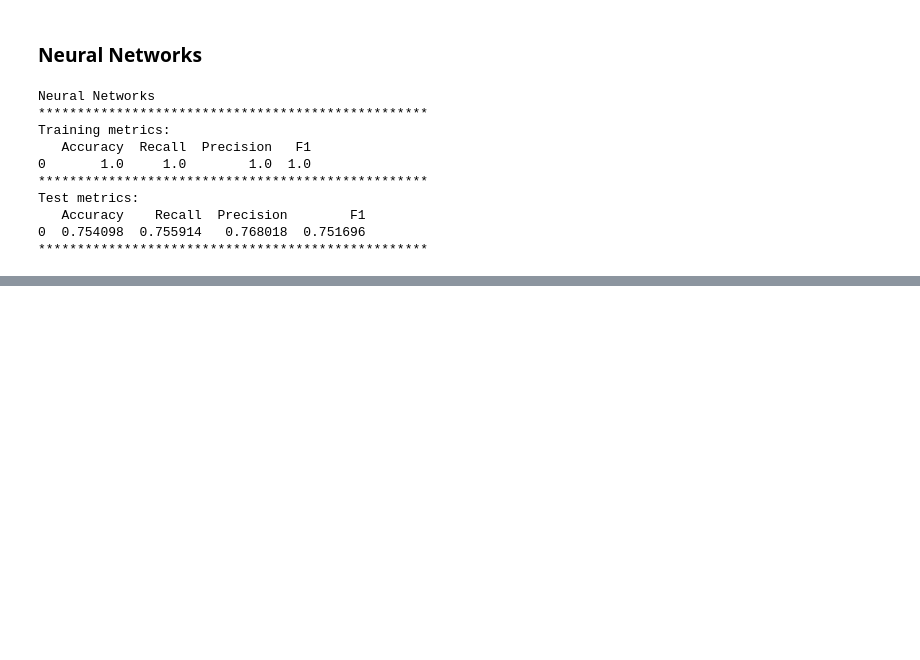
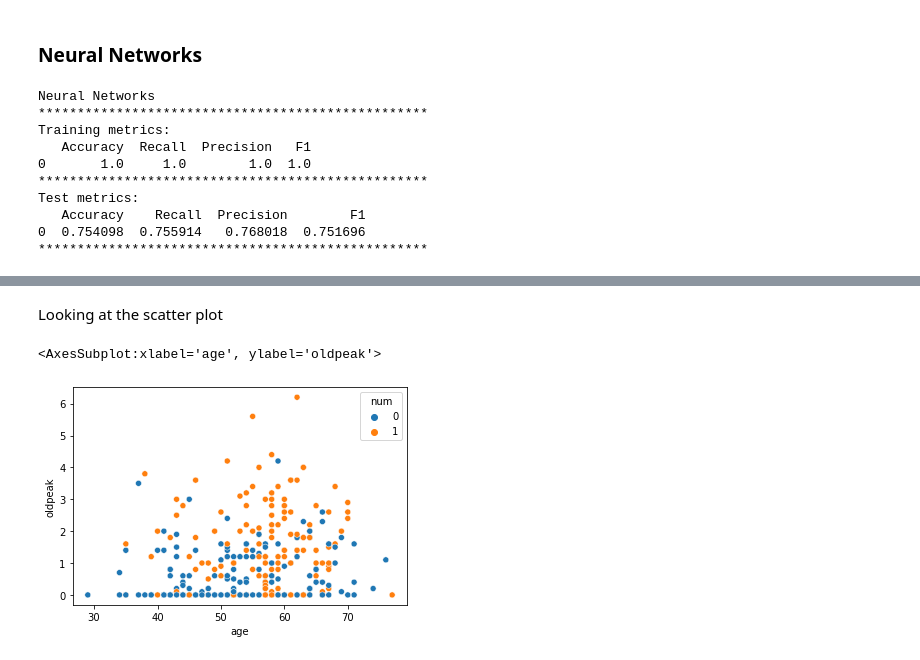
Before and after one commit to elnez/CREWES_proyect, a Jupyter notebook: EDA_HeartAttack.ipynb, the cells around one changed output, grey strips where cells are left out. Saved outputs shown, nothing was run; the diff lists cells and outputs as text; code cells hidden in the pictures; blank space fills up the shorter version.

```diff
--- a/EDA_HeartAttack.ipynb
+++ b/EDA_HeartAttack.ipynb
@@ -1256,0 +1366,7 @@ Create validation set
+# %% [markdown]
+Looking at the scatter plot
+# %%
+sns.scatterplot(data = data3, x = "age", y = "oldpeak", hue = target)
+# %% [output]
+<AxesSubplot:xlabel='age', ylabel='oldpeak'>
+[figure, added]
```
Also changed, not shown: parts of 57 cells of this notebook.
